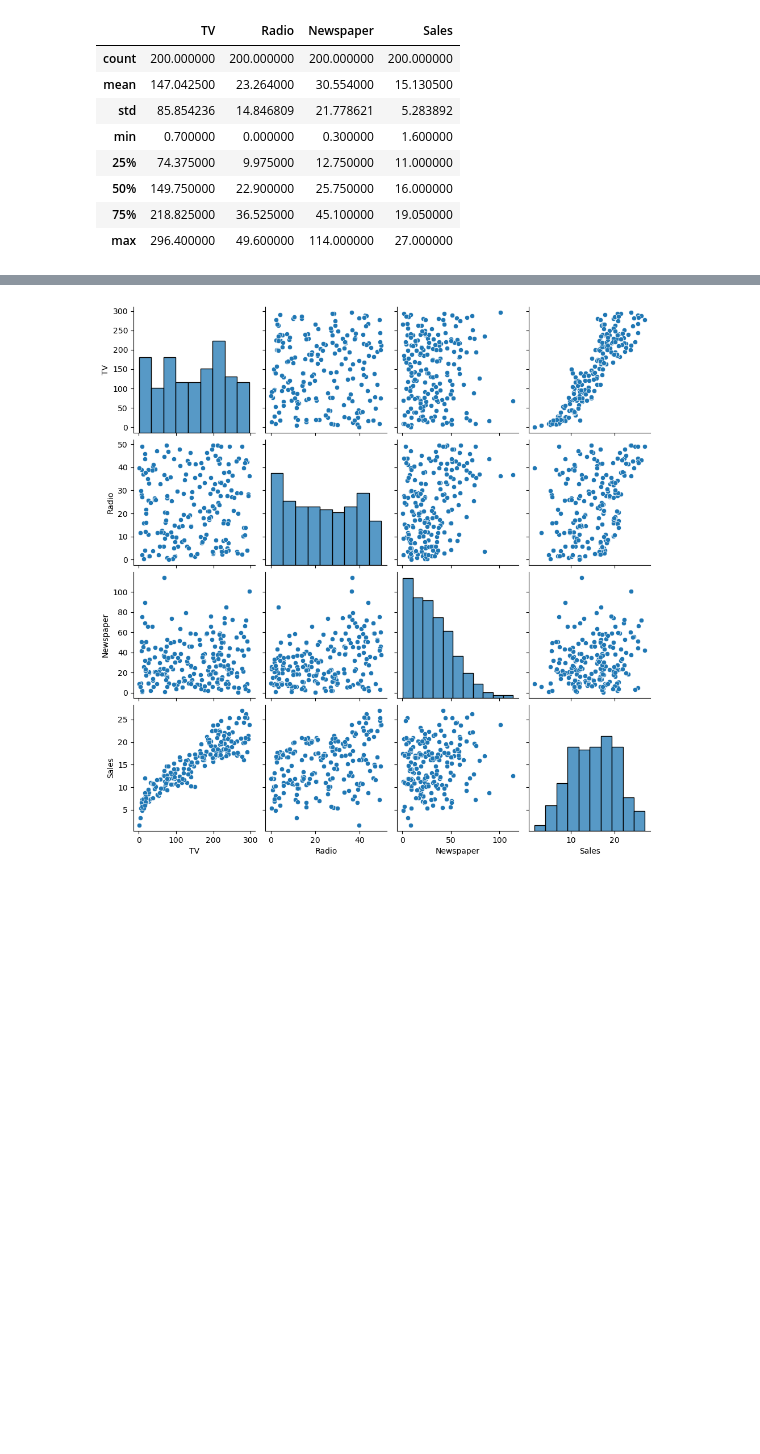
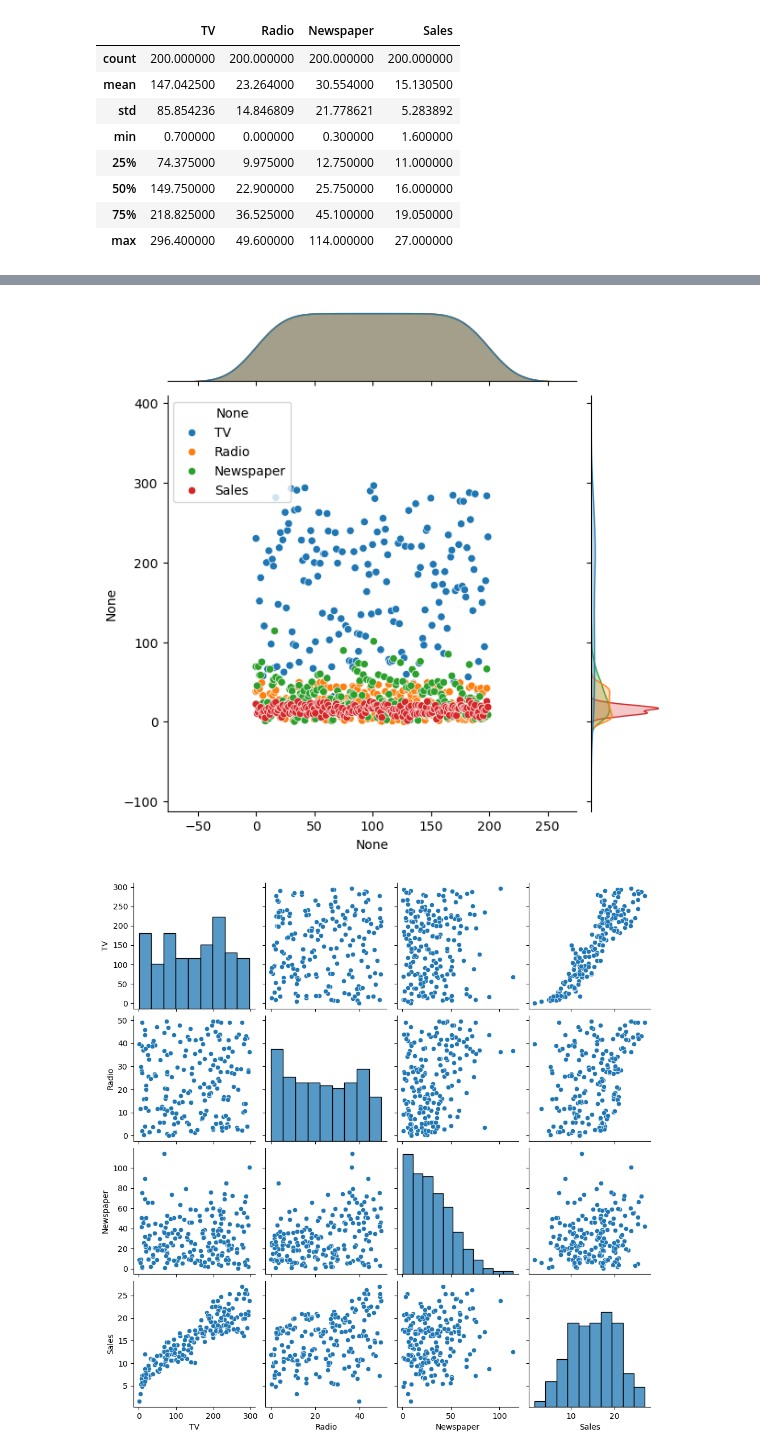
Before and after one commit to CodeByDeepankar/CTTC-AIML, a Jupyter notebook: adv.ipynb, the cells around one changed output, grey strips where cells are left out. Cells and saved outputs as stored; diff of their text form; code cells hidden in the pictures; blank space fills up the shorter version.

```diff
--- a/adv.ipynb
+++ b/adv.ipynb
@@ -126,3 +132,8 @@ d
+# %%
+sns.jointplot(data=adv)
+plt.show()
+# %% [output]
+[figure, added]
 # %%
 sns.pairplot(adv)
 plt.show()
```
Also changed, not shown: parts of 30 cells of this notebook, 5 other files.
